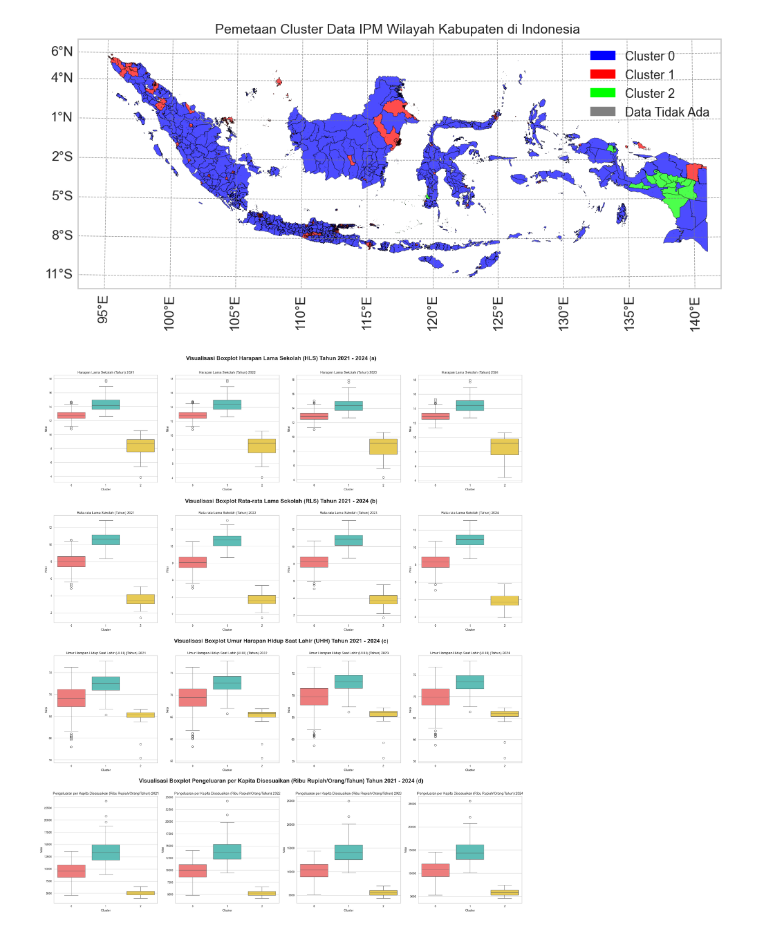
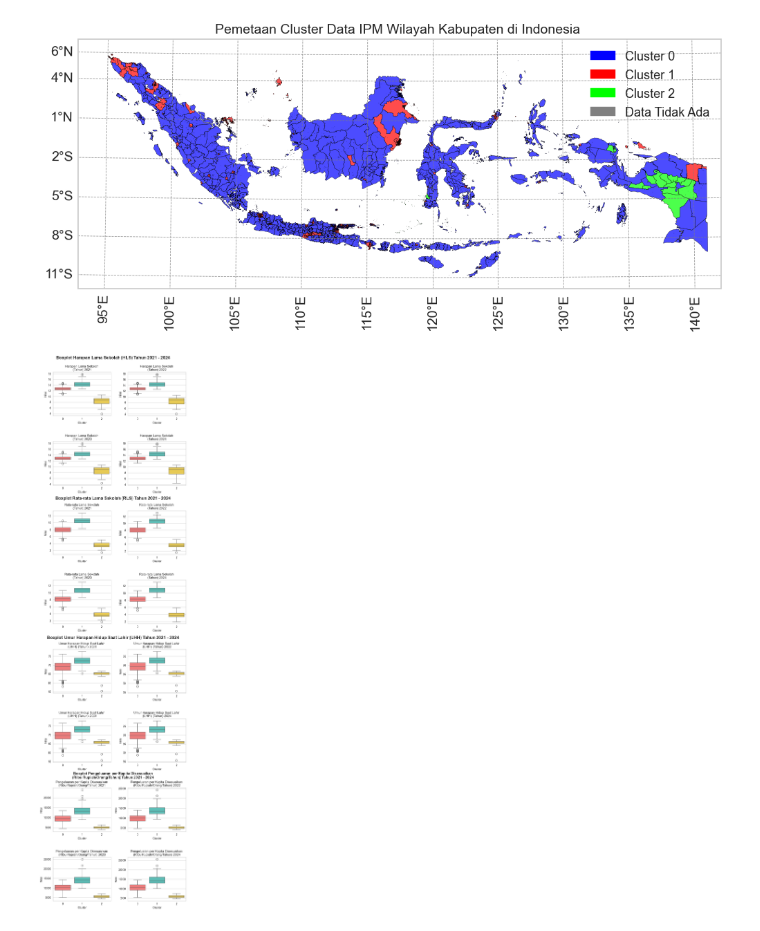
Before and after one commit to VincentWu503/535240039_UAS_ML, a Jupyter notebook: 535240039.ipynb, the cells around one changed output. Saved outputs shown, nothing was run; the diff lists cells and outputs as text; code cells hidden in the pictures.

```diff
--- a/535240039.ipynb
+++ b/535240039.ipynb
@@ -591,65 +591,69 @@ num_cols = len(df_visualize.columns)
 # menampilkan box plot hanya untuk 4 tahun terakhir
 
 offset = 11
-fig, axes = plt.subplots(nrows=4, ncols=4, figsize=(24, 28))
+fig, axes = plt.subplots(nrows=8, ncols=2, figsize=(8, 30))
 # Sesuaikan jumlah baris dan kolom sesuai kebutuhan
 axes = axes.flatten()
-fig.text(0.5, 0.98, 'Visualisasi Boxplot Harapan Lama Sekolah (HLS) Tahun 2021 - 2024 (a)', ha='center', va='top', fontsize=20, fontweight='bold')
+fig.text(0.5, 0.97, 'Boxplot Harapan Lama Sekolah (HLS) Tahun 2021 - 2024', ha='center', va='top', fontsize=16, fontweight='bold')
 for i in range(offset, offset + 4):
     curr_ax = axes[i - offset]
     # Plot box plot pada subplot
     # print(cols[i])
     # ambil data mulai dari 4 tahun terakhir, tidak usah offset
+    title = cols[i].replace("(", "\n(", 1)
     sns.boxplot(x=df_visualize['Cluster'], y= df_visualize[cols[i]], data=df_visualize, ax=curr_ax, palette=warna)
-    curr_ax.set_title(cols[i])
+    curr_ax.set_title(title)
     curr_ax.set_xlabel('Cluster')
     curr_ax.set_ylabel('Nilai')
 
 offset += 15
 axes = axes.flatten()
-fig.text(0.5, 0.73, 'Visualisasi Boxplot Rata-rata Lama Sekolah (RLS) Tahun 2021 - 2024 (b)', ha='center', va='top', fontsize=20, fontweight='bold')
+fig.text(0.5, 0.725, 'Boxplot Rata-rata Lama Sekolah (RLS) Tahun 2021 - 2024', ha='center', va='top', fontsize=16, fontweight='bold')
 for i in range(offset, offset + 4):
     curr_ax = axes[i - offset - 12]
     # Plot box plot pada subplot
     # print(cols[i])
     # ambil data mulai dari 4 tahun terakhir, tidak usah offset
+    title = cols[i].replace("(", "\n(", 1)
     sns.boxplot(x=df_visualize['Cluster'], y= df_visualize[cols[i]], data=df_visualize, ax=curr_ax, palette=warna)
-    curr_ax.set_title(cols[i])
+    curr_ax.set_title(title)
     curr_ax.set_xlabel('Cluster')
     curr_ax.set_ylabel('Nilai')
 
 offset += 15
 axes = axes.flatten()
-fig.text(0.5, 0.485, 'Visualisasi Boxplot Umur Harapan Hidup Saat Lahir (UHH) Tahun 2021 - 2024 (c)', ha='center', va='top', fontsize=20, fontweight='bold')
+fig.text(0.5, 0.482, 'Boxplot Umur Harapan Hidup Saat Lahir (UHH) Tahun 2021 - 2024', ha='center', va='top', fontsize=16, fontweight='bold')
 for i in range(offset, offset + 4):
     curr_ax = axes[i - offset - 8]
     # Plot box plot pada subplot
     # print(cols[i])
     # ambil data mulai dari 4 tahun terakhir, tidak usah offset
+    title = cols[i].replace("(", "\n(", 1)
     sns.boxplot(x=df_visualize['Cluster'], y= df_visualize[cols[i]], data=df_visualize, ax=curr_ax, palette=warna)
-    curr_ax.set_title(cols[i])
+    curr_ax.set_title(title)
     curr_ax.set_xlabel('Cluster')
     curr_ax.set_ylabel('Nilai')
 
 offset += 15
 axes = axes.flatten()
-fig.text(0.5, 0.24, 'Visualisasi Boxplot Pengeluaran per Kapita Disesuaikan (Ribu Rupiah/Orang/Tahun) Tahun 2021 - 2024 (d)', ha='center', va='top', fontsize=20, fontweight='bold')
+fig.text(0.5, 0.245, 'Boxplot Pengeluaran per Kapita Disesuaikan\n(Ribu Rupiah/Orang/Tahun) Tahun 2021 - 2024', ha='center', va='top', fontsize=14, fontweight='bold')
 for i in range(offset, offset + 4):
     curr_ax = axes[i - offset - 4]
     # Plot box plot pada subplot
     # print(cols[i])
     # ambil data mulai dari 4 tahun terakhir, tidak usah offset
+    title = cols[i].replace("(", "\n(", 1)
     sns.boxplot(x=df_visualize['Cluster'], y= df_visualize[cols[i]], data=df_visualize, ax=curr_ax, palette=warna)
-    curr_ax.set_title(cols[i])
+    curr_ax.set_title(title)
     curr_ax.set_xlabel('Cluster')
     curr_ax.set_ylabel('Nilai')
 
 # # Mengatur layout agar lebih rapi
-plt.tight_layout(rect=[0, 0, 1, 0.96], h_pad=6.0)
-plt.savefig('images/boxplot.png', dpi=420)
+plt.tight_layout(rect=[0, 0, 1, 0.96], h_pad=3.2)
+plt.savefig('images/boxplot.png', dpi=500)
 plt.show()
 # %% [output]
-[figure, old version]
+[figure, new version]
 # %%
 df_indonesia = indonesia
 df_indonesia['Cluster'] = 999
```
Also changed, not shown: parts of 2 cells of this notebook, 5 other files.
